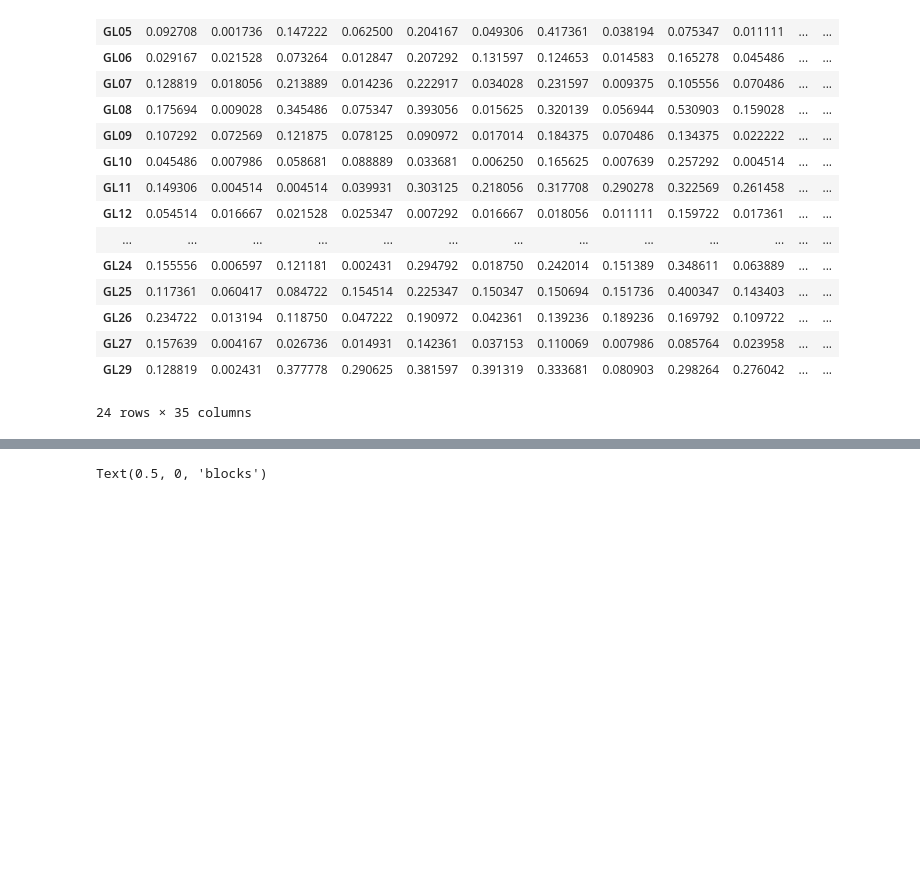
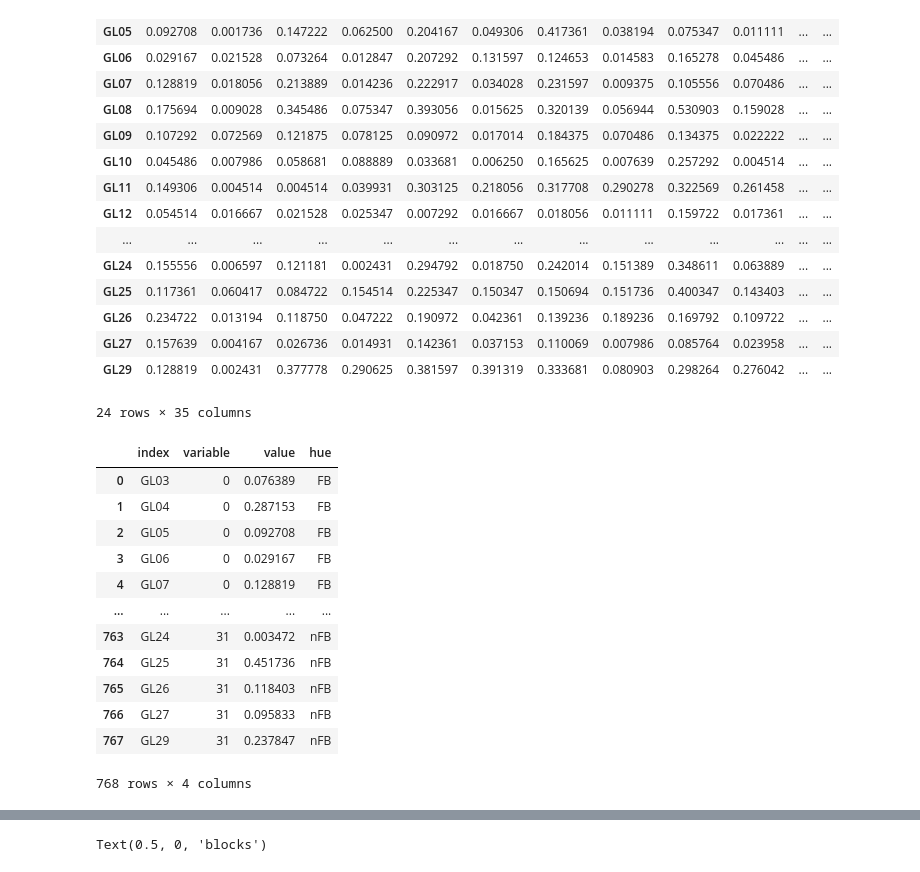
Before and after one commit to psb629/labs, a Jupyter notebook: GL/scripts/Behavior_analysis.ipynb, the cells around one changed output, grey strips where cells are left out. Cells and saved outputs as stored; diff of their text form; code cells hidden in the pictures; blank space fills up the shorter version.

```diff
--- a/GL/scripts/Behavior_analysis.ipynb
+++ b/GL/scripts/Behavior_analysis.ipynb
@@ -184,6 +184,25 @@ df
 | GL27 | 0.157639 | 0.004167 | 0.026736 | 0.014931 | 0.142361 | 0.037153 | 0.110069 | 0.007986 | 0.085764 | 0.023958 | ... | ... |
 | GL29 | 0.128819 | 0.002431 | 0.377778 | 0.290625 | 0.381597 | 0.391319 | 0.333681 | 0.080903 | 0.298264 | 0.276042 | ... | ... |
 24 rows × 35 columns
+# %%
+## wide to long
+temp = df.reset_index().melt(id_vars='index' ,value_vars=df.columns[:32])
+temp['hue'] = ['FB' if (col%2==0) else 'nFB' for col in temp['variable']]
+temp
+# %% [output]
+|  | index | variable | value | hue |
+| 0 | GL03 | 0 | 0.076389 | FB |
+| 1 | GL04 | 0 | 0.287153 | FB |
+| 2 | GL05 | 0 | 0.092708 | FB |
+| 3 | GL06 | 0 | 0.029167 | FB |
+| 4 | GL07 | 0 | 0.128819 | FB |
+| ... | ... | ... | ... | ... |
+| 763 | GL24 | 31 | 0.003472 | nFB |
+| 764 | GL25 | 31 | 0.451736 | nFB |
+| 765 | GL26 | 31 | 0.118403 | nFB |
+| 766 | GL27 | 31 | 0.095833 | nFB |
+| 767 | GL29 | 31 | 0.237847 | nFB |
+768 rows × 4 columns
 # %%
 fig, ax = plt.subplots()
 fig.set_size_inches(30, 24)
```
Also changed, not shown: parts of 2 cells of this notebook.
